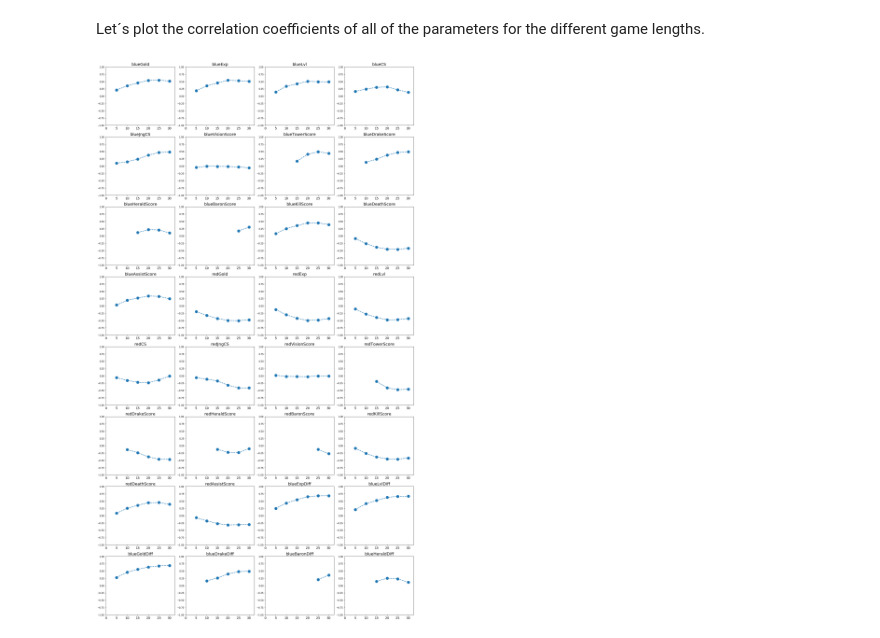
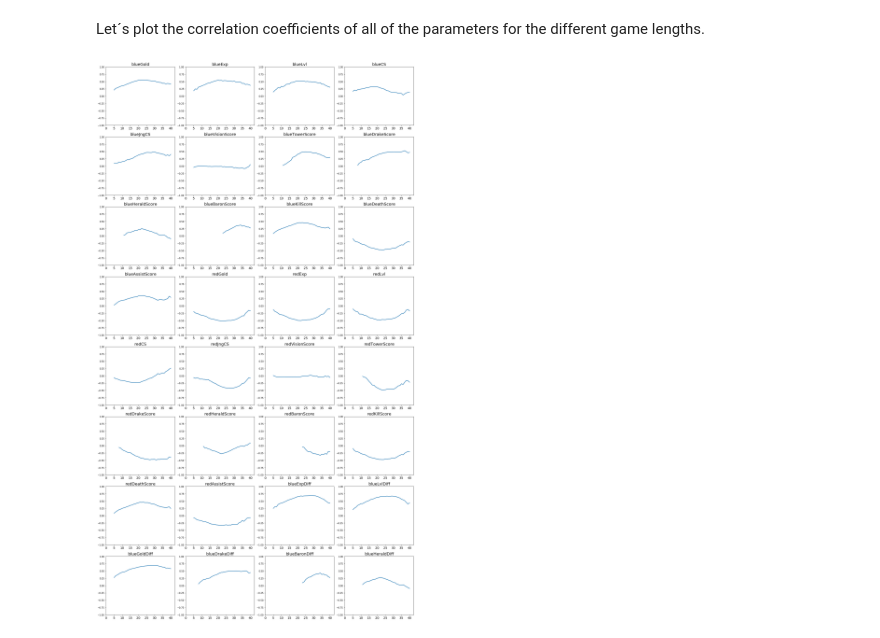
Before and after one commit to MaticPecovnik/LoL-GamePredictor, a Jupyter notebook: Data Exploration.ipynb, the cells around one changed output. Drawn from its saved outputs; the diff is of its cells as text; code cells hidden in the pictures.

```diff
--- a/Data Exploration.ipynb
+++ b/Data Exploration.ipynb
@@ -36,3 +22,20 @@ data_30 = pd.read_csv(os.path.join(dir_path, "match_summary_30min.csv"), dtype=i
+# %%
+import pandas as pd
+import numpy as np
+import os
+import matplotlib.pyplot as plt
+
+dir_path = os.path.join(os.getcwd(), "data")
+
+max_min = 40 #min
+min_min = 5 #min
+n_files = max_min-min_min+1
+data = {}
+
+for i in range(n_files):
+    data["data_"+str(5+i)+"min"] = pd.read_csv(os.path.join(dir_path, "match_summary_"+str(5+i)+"min.csv"),
+                                               dtype=int,
+                                               index_col=0)
 # %% [markdown]
 The games are summarized in terms of the following features/attributes:
 # %%
@@ -98,12 +99,11 @@ Name: blueWin, dtype: float64
 # %% [markdown]
 As yu can see, a lot of the values are *NaN*. There is nothing wrong with the data. Instead, noting that the data we inspected was for after 5 minutes of play, no drakes, heralds, barons, towers and so on could be taken at that point of the game. So that data is not relevant at that time.
 # %%
-features = list(data_5.keys())[1:]
+features = list(data["data_5min"].keys())[1:]
 
-data_all = [data_5, data_10, data_15, data_20, data_25, data_30]
 correlations = {key: [] for key in features}
-for data in data_all:
-    corr = data.corr()["blueWin"]
+for summary in data.values():
+    corr = summary.corr()["blueWin"]
     for key in features:
         correlations[key].append(corr[key])
 # %% [markdown]
@@ -111,25 +111,26 @@ Let´s plot the correlation coefficients of all of the parameters for the differ
 # %%
 n_rows = 8
 n_columns = 4
+x_axis = [i+5 for i in range(n_files)]
 corr_index = np.array([i for i in range(n_rows*n_columns)]).reshape((n_rows, -1))
 
 fig, ax = plt.subplots(n_rows, n_columns, figsize=(20,35))
 
 for k in range(n_rows):
     for l in range(n_columns):
         try:
             feature = features[corr_index[k, l]]
             ax[k, l].set_title(feature, fontsize=18)
-            ax[k, l].plot([5, 10, 15, 20, 25, 30], correlations[feature], marker='o', linestyle='dashed', linewidth=2, markersize=12)
-            ax[k, l].set_xlim(0, 32.5)
-            ax[k, l].set_xticklabels([0, 5, 10, 15, 20, 25, 30], fontsize=14)
+            ax[k, l].plot(x_axis, correlations[feature], linestyle='-', linewidth=2)
+            ax[k, l].set_xlim(0, 42.5)
+            ax[k, l].set_xticklabels([0, 5, 10, 15, 20, 25, 30, 35, 40], fontsize=14)
             ax[k, l].set_ylim(-1, 1)
         except:
             pass
 plt.tight_layout()
 plt.show()
 # %% [output]
-[figure, old version]
+[figure, new version]
 # %% [markdown]
 Some interesting and unexpected observations can be made.
 
```
Also changed, not shown: parts of 12 cells of this notebook, 40 other files.
